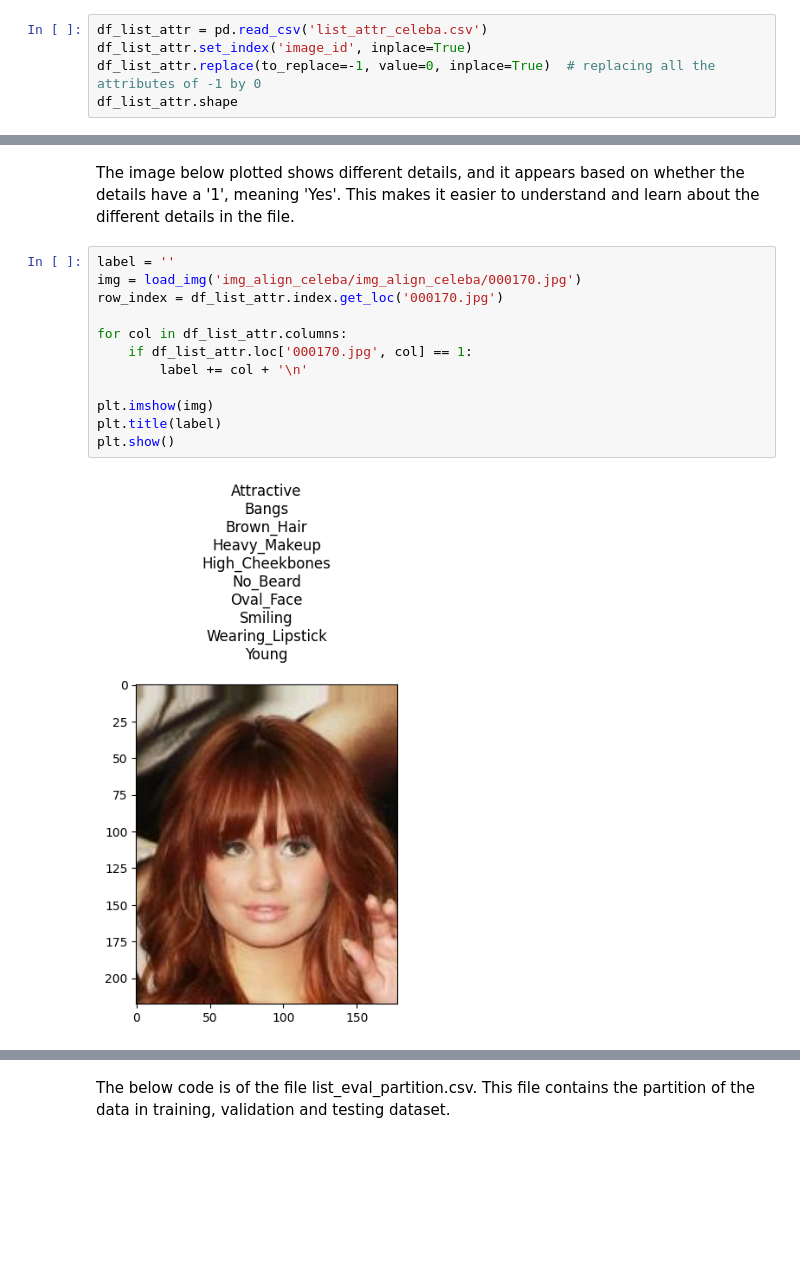
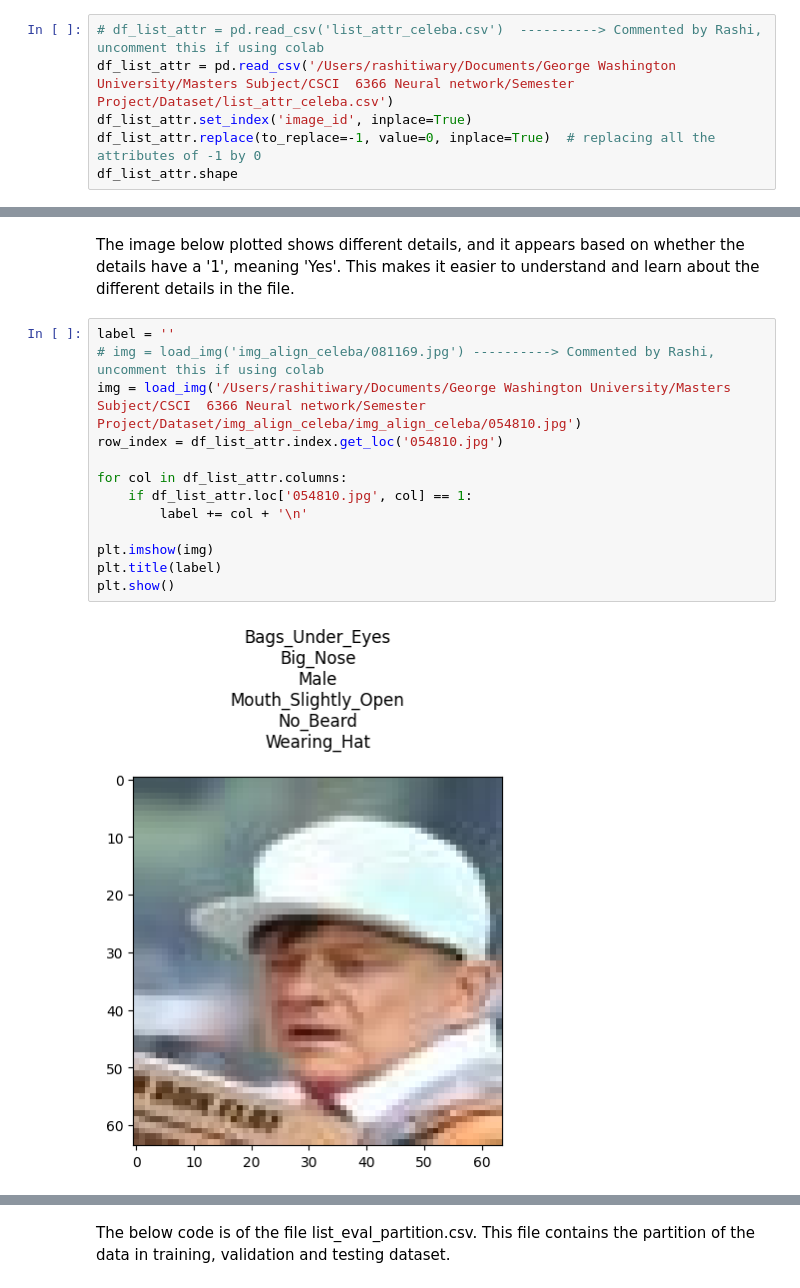
Before and after one commit to rashitiwary/Neural_Project_AA_RS_RT, a Jupyter notebook: Neural_Project_AAE.ipynb, the cells around one changed output, grey strips where cells are left out. Cells and saved outputs as stored; diff of their text form; blank space fills up the shorter version.

```diff
--- a/Neural_Project_AAE.ipynb
+++ b/Neural_Project_AAE.ipynb
@@ -57,5 +98,6 @@ Streaming output truncated to the last 5000 lines.
 # %%
-df_list_attr = pd.read_csv('list_attr_celeba.csv')
+# df_list_attr = pd.read_csv('list_attr_celeba.csv')  ----------> Commented by Rashi, uncomment this if using colab
+df_list_attr = pd.read_csv('/Users/rashitiwary/Documents/George Washington University/Masters Subject/CSCI  6366 Neural network/Semester Project/Dataset/list_attr_celeba.csv')
 df_list_attr.set_index('image_id', inplace=True)
 df_list_attr.replace(to_replace=-1, value=0, inplace=True)  # replacing all the attributes of -1 by 0
 df_list_attr.shape
@@ -83,15 +125,16 @@ df_list_attr
 The image below plotted shows different details, and it appears based on whether the details have a '1', meaning 'Yes'. This makes it easier to understand and learn about the different details in the file.
 # %%
 label = ''
-img = load_img('img_align_celeba/img_align_celeba/000170.jpg')
-row_index = df_list_attr.index.get_loc('000170.jpg')
+# img = load_img('img_align_celeba/081169.jpg') ----------> Commented by Rashi, uncomment this if using colab
+img = load_img('/Users/rashitiwary/Documents/George Washington University/Masters Subject/CSCI  6366 Neural network/Semester Project/Dataset/img_align_celeba/img_align_celeba/054810.jpg')
+row_index = df_list_attr.index.get_loc('054810.jpg')
 
 for col in df_list_attr.columns:
-    if df_list_attr.loc['000170.jpg', col] == 1:
+    if df_list_attr.loc['054810.jpg', col] == 1:
         label += col + '\n'
 
 plt.imshow(img)
 plt.title(label)
 plt.show()
 # %% [output]
-[figure, old version]
+[figure, new version]
```
Also changed, not shown: parts of 24 cells of this notebook.
